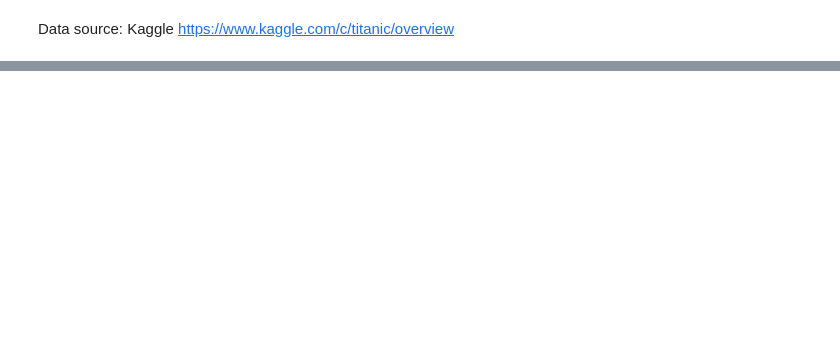
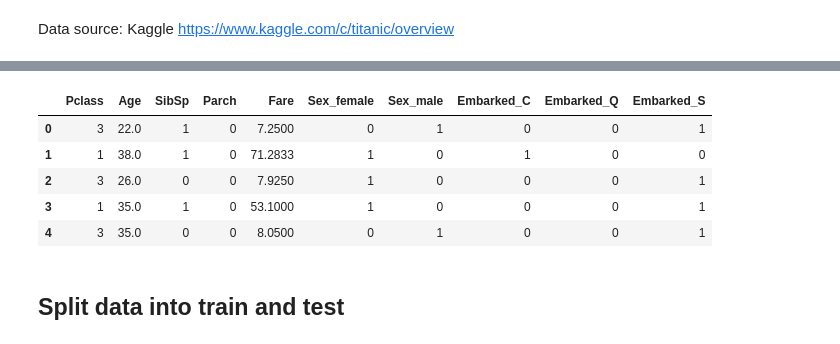
Before and after one commit to semiramisCJ/data_science_notes, a Jupyter notebook: python/decision_tree_sklearn/bin/decision_tree_titanic.ipynb, the cells around one changed output, grey strips where cells are left out. Cells and saved outputs as stored; diff of their text form; code cells hidden in the pictures; blank space fills up the shorter version.

```diff
--- a/python/decision_tree_sklearn/bin/decision_tree_titanic.ipynb
+++ b/python/decision_tree_sklearn/bin/decision_tree_titanic.ipynb
@@ -36,0 +13,5 @@ memory usage: 83.7+ KB
+# %%
+# Read data
+# Ignore test.csv because it does not have labels for the target prediction
+# (dead/alive)
+data = pd.read_csv('../raw_data/train.csv')
@@ -36,0 +154,3 @@ memory usage: 83.7+ KB
+# %%
+y_target = data['Survived'].values # What we want to predict
+data = data.drop(['PassengerId', 'Survived', 'Name', 'Ticket', 'Cabin'], axis = 1)
@@ -36,0 +166,12 @@ memory usage: 83.7+ KB
+# %%
+data = pd.get_dummies(data) # This ignores NAs
+data.head()
+# %% [output]
+|  | Pclass | Age | SibSp | Parch | Fare | Sex_female | Sex_male | Embarked_C | Embarked_Q | Embarked_S |
+| 0 | 3 | 22.0 | 1 | 0 | 7.2500 | 0 | 1 | 0 | 0 | 1 |
+| 1 | 1 | 38.0 | 1 | 0 | 71.2833 | 1 | 0 | 1 | 0 | 0 |
+| 2 | 3 | 26.0 | 0 | 0 | 7.9250 | 1 | 0 | 0 | 0 | 1 |
+| 3 | 1 | 35.0 | 1 | 0 | 53.1000 | 1 | 0 | 0 | 0 | 1 |
+| 4 | 3 | 35.0 | 0 | 0 | 8.0500 | 0 | 1 | 0 | 0 | 1 |
+# %% [markdown]
+## Split data into train and test
```
Also changed, not shown: parts of 33 cells of this notebook.
